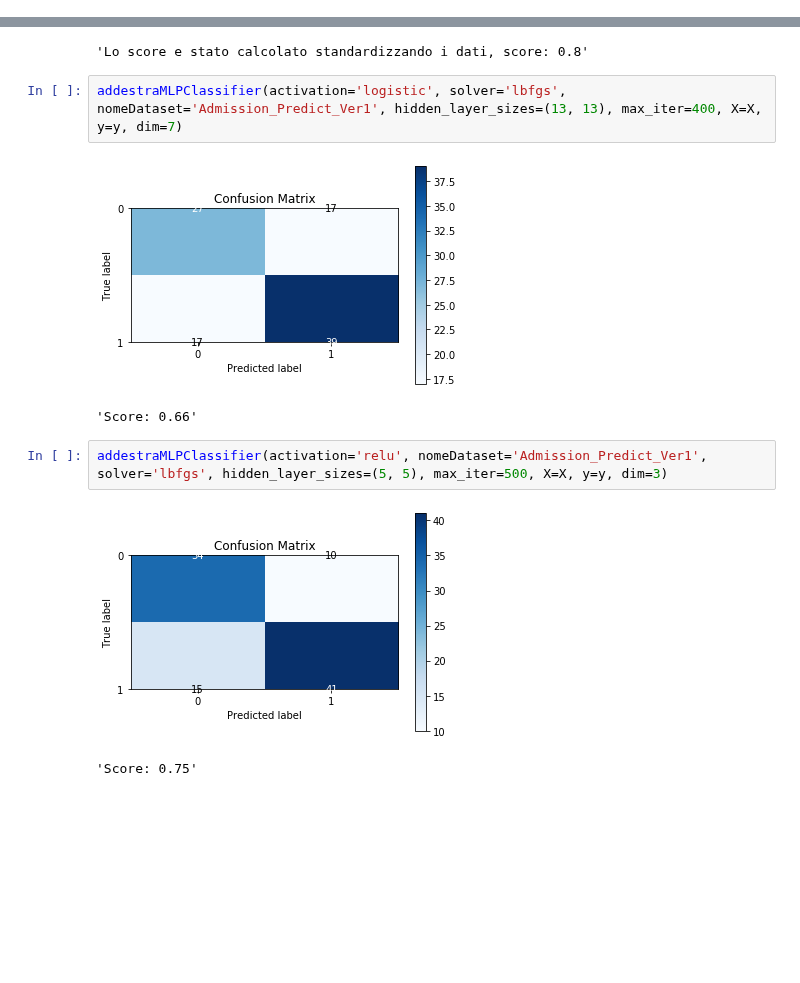
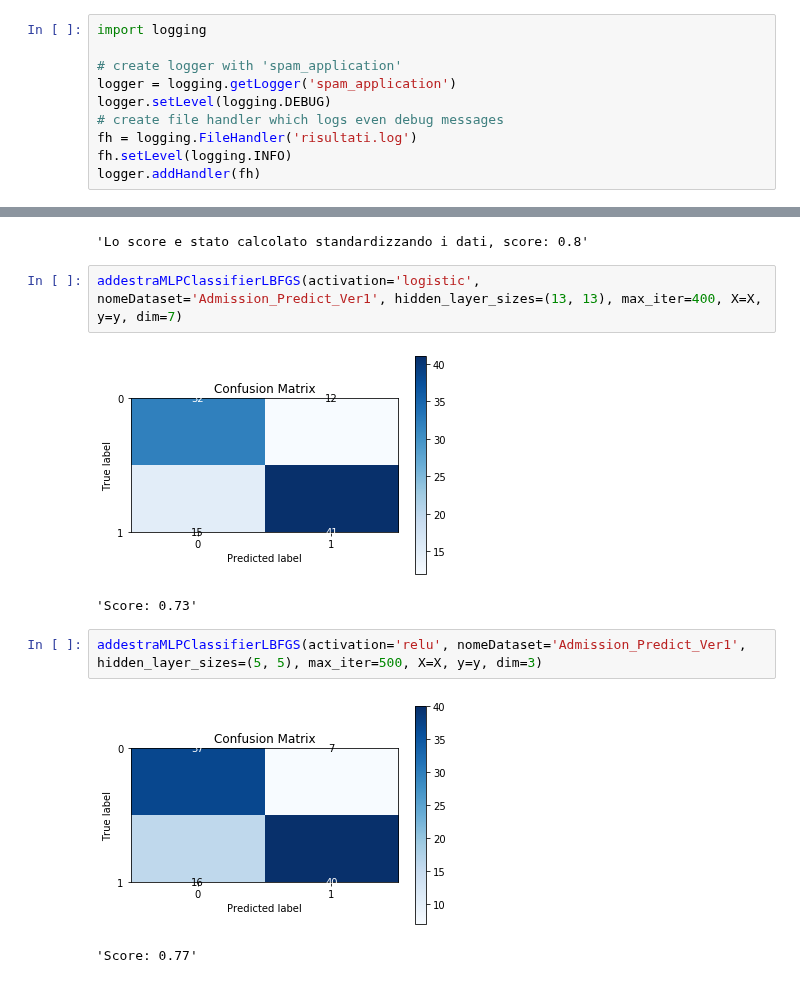
Before and after one commit to aleberans/Analisi-dati-per-problemi-di-medicina-legale, a Jupyter notebook: Esercizi/EserciziNovembre/Esercizi_veri/Uso_funzioni.ipynb, the cells around one changed output, grey strips where cells are left out. Cells and saved outputs as stored; diff of their text form; blank space fills up the shorter version.

```diff
--- a/Esercizi/EserciziNovembre/Esercizi_veri/Uso_funzioni.ipynb
+++ b/Esercizi/EserciziNovembre/Esercizi_veri/Uso_funzioni.ipynb
@@ -51,3 +30,13 @@ logger.addHandler(f_handler)
+# %%
+import logging
+
+# create logger with 'spam_application'
+logger = logging.getLogger('spam_application')
+logger.setLevel(logging.DEBUG)
+# create file handler which logs even debug messages
+fh = logging.FileHandler('risultati.log')
+fh.setLevel(logging.INFO)
+logger.addHandler(fh)
 # %%
 def addestraSVC(nomeDataset, X, y, c, gamma, kernel, dim):
 
@@ -275,13 +258,13 @@ addestraSVC('Admission_Predict_Ver1', X=X, y=y, c=0.2, gamma=0.1, kernel='rbf',
 [figure]
 'Lo score e stato calcolato standardizzando i dati, score: 0.8'
 # %%
-addestraMLPClassifier(activation='logistic', solver='lbfgs', nomeDataset='Admission_Predict_Ver1', hidden_layer_sizes=(13, 13), max_iter=400, X=X, y=y, dim=7)
+addestraMLPClassifierLBFGS(activation='logistic', nomeDataset='Admission_Predict_Ver1', hidden_layer_sizes=(13, 13), max_iter=400, X=X, y=y, dim=7)
 # %% [output]
-[figure, old version]
+[figure, new version]
-'Score: 0.66'
+'Score: 0.73'
 # %%
-addestraMLPClassifier(activation='relu', nomeDataset='Admission_Predict_Ver1', solver='lbfgs', hidden_layer_sizes=(5, 5), max_iter=500, X=X, y=y, dim=3)
+addestraMLPClassifierLBFGS(activation='relu', nomeDataset='Admission_Predict_Ver1', hidden_layer_sizes=(5, 5), max_iter=500, X=X, y=y, dim=3)
 # %% [output]
-[figure, old version]
+[figure, new version]
-'Score: 0.75'
+'Score: 0.77'
 # %%
```
Also changed, not shown: parts of 4 cells of this notebook, 2 other files.
